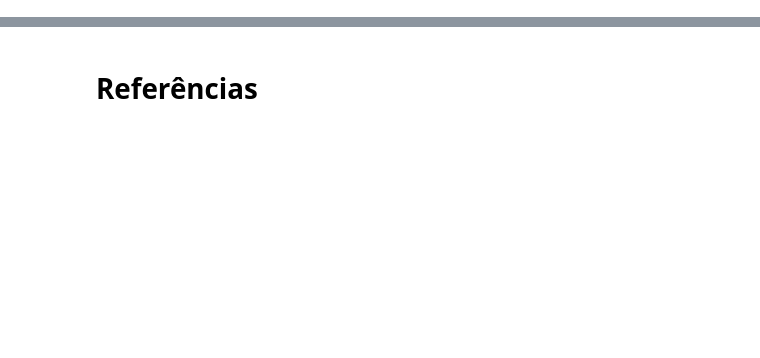
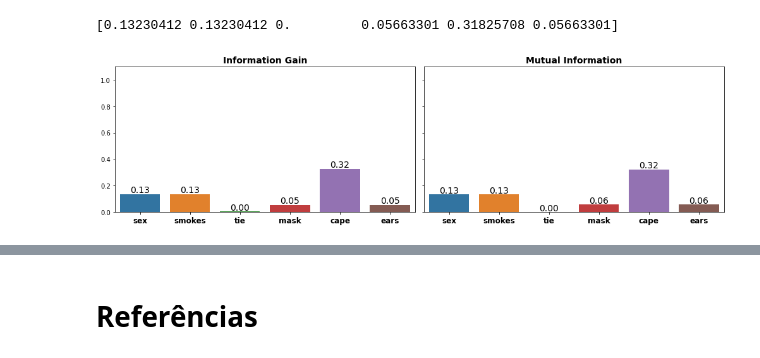
Before and after one commit to Rogerio-mack/BIG_DATA_Analytics_Mineracao_e_Analise_de_Dados, a Jupyter notebook: BIG_T5_DecisionTrees_MutualInfo_others.ipynb, the cells around one changed output, grey strips where cells are left out. Saved outputs shown, nothing was run; the diff lists cells and outputs as text; code cells hidden in the pictures; blank space fills up the shorter version.

```diff
--- a/BIG_T5_DecisionTrees_MutualInfo_others.ipynb
+++ b/BIG_T5_DecisionTrees_MutualInfo_others.ipynb
@@ -1370,0 +462,33 @@ print(mutual_info_classif(X, y, discrete_features=True))
+# %%
+from sklearn.feature_selection import mutual_info_classif
+
+print(mutual_info_classif(df_tree.drop(columns=['class']), df_tree['class'], discrete_features=True))
+# %% [output]
+[0.13230412 0.13230412 0.         0.05663301 0.31825708 0.05663301]
+# %%
+f , ax = plt.subplots(1,2,figsize=(14,4),sharey=True)
+
+ig_root = informationgain(df=df.drop(columns=['Name']),target='class',base=None)
+
+i = 0
+sns.barplot(x=list(ig_root.keys()), y=list(ig_root.values()), ax=ax[i])
+ax[i].set_title('Information Gain', fontsize=14, weight='bold')
+ax[i].set_ylim([0,1.1])
+
+ax[i].set_xticklabels(ax[i].get_xticklabels(), fontsize=12, weight='bold')
+show_values(ax[i])
+
+mutualinfo = mutual_info_classif(df_tree.drop(columns=['class']), df_tree['class'], discrete_features=True)
+
+i = 1
+sns.barplot(x=df_tree.drop(columns=['class']).columns, y=mutualinfo , ax=ax[i])
+ax[i].set_title('Mutual Information', fontsize=14, weight='bold')
+ax[i].set_ylim([0,1.1])
+
+ax[i].set_xticklabels(ax[i].get_xticklabels(), fontsize=12, weight='bold')
+show_values(ax[i])
+
+plt.tight_layout()
+plt.show()
+# %% [output]
+[figure, added]
```
Also changed, not shown: parts of 307 cells of this notebook.
